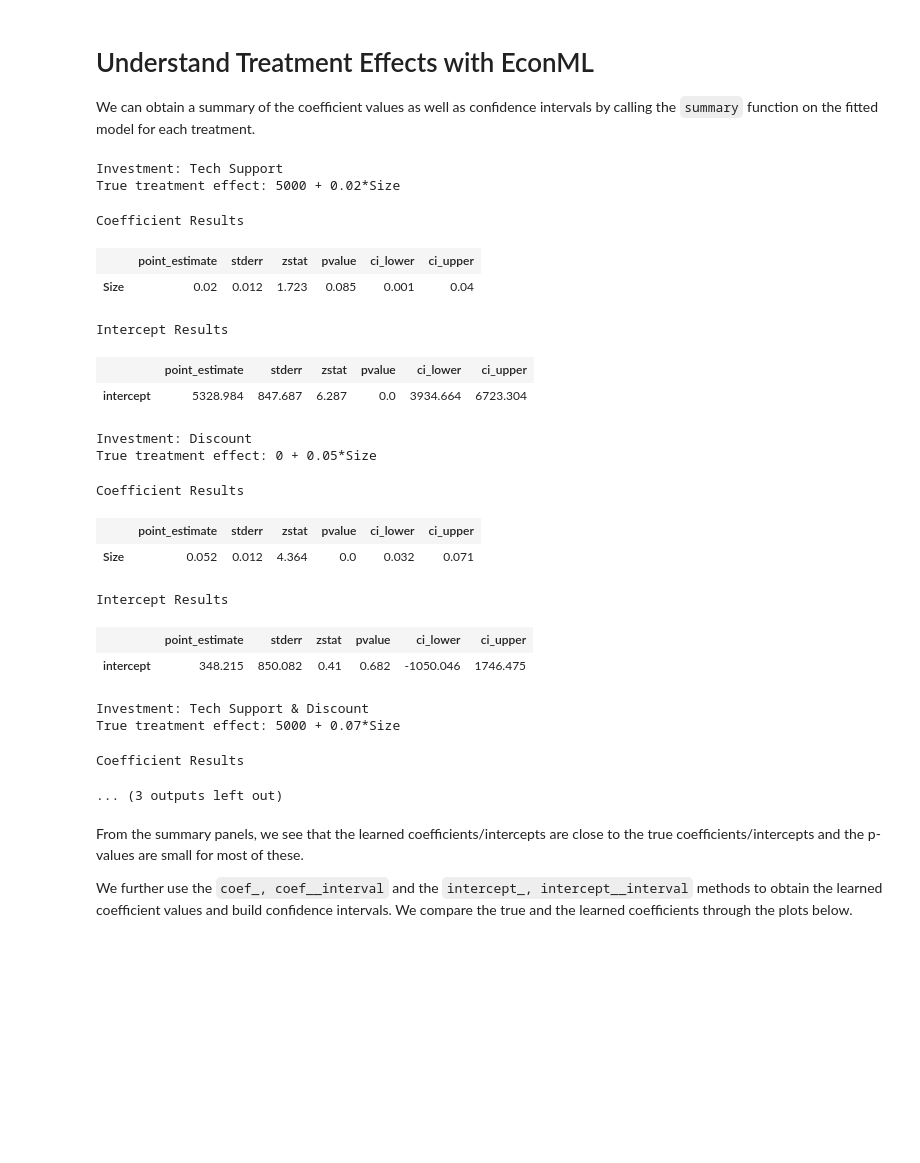
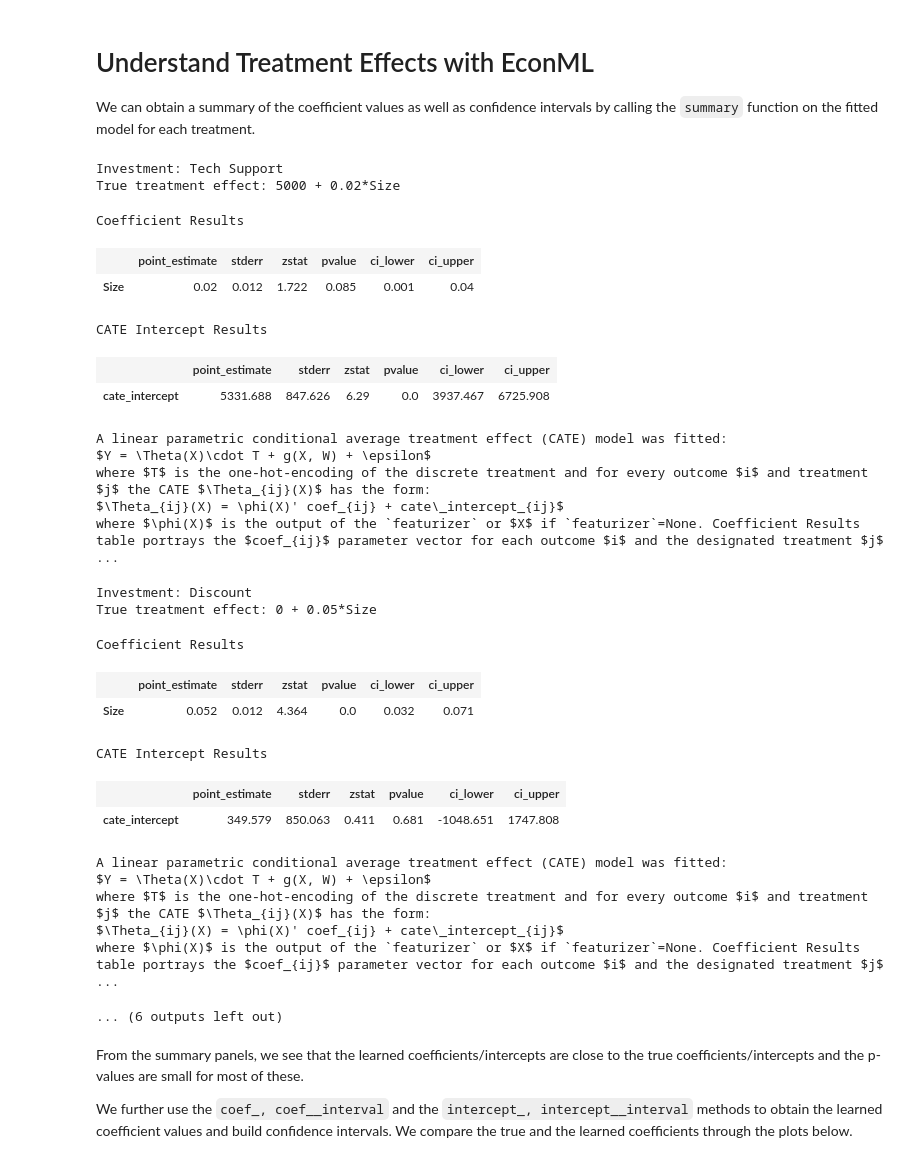
Before and after one commit to py-why/EconML, a Jupyter notebook: notebooks/CustomerScenarios/Case Study - Multi-investment Attribution at A Software Company - EconML + DoWhy.ipynb, the cells around one changed output. Drawn from its saved outputs; the diff is of its cells as text; code cells hidden in the pictures; blank space fills up the shorter version.

```diff
--- a/notebooks/CustomerScenarios/Case Study - Multi-investment Attribution at A Software Company - EconML + DoWhy.ipynb
+++ b/notebooks/CustomerScenarios/Case Study - Multi-investment Attribution at A Software Company - EconML + DoWhy.ipynb
@@ -271,29 +271,36 @@ econml_model = drlearner_estimate._estimator_object
 # %%
 for i in range(econml_model._d_t[0]):
     print(f"Investment: {treatment_names[i]}")
     print(f"True treatment effect: {true_intercepts[i]} + {true_coefs[i]}*Size")
-    display(econml_model.summary(T=i + 1, feat_name=["Size"]))
+    display(econml_model.summary(T=i + 1, feature_names=["Size"]))
 # %% [output]
 Investment: Tech Support
 True treatment effect: 5000 + 0.02*Size
 Coefficient Results
 |  | point_estimate | stderr | zstat | pvalue | ci_lower | ci_upper |
-| Size | 0.02 | 0.012 | 1.723 | 0.085 | 0.001 | 0.04 |
+| Size | 0.02 | 0.012 | 1.722 | 0.085 | 0.001 | 0.04 |
-Intercept Results
+CATE Intercept Results
 |  | point_estimate | stderr | zstat | pvalue | ci_lower | ci_upper |
-| intercept | 5328.984 | 847.687 | 6.287 | 0.0 | 3934.664 | 6723.304 |
+| cate_intercept | 5331.688 | 847.626 | 6.29 | 0.0 | 3937.467 | 6725.908 |
-Investment: Discount
-True treatment effect: 0 + 0.05*Size
+A linear parametric conditional average treatment effect (CATE) model was fitted:
+$Y = \Theta(X)\cdot T + g(X, W) + \epsilon$
+where $T$ is the one-hot-encoding of the discrete treatment and for every outcome $i$ and treatment $j$ the CATE $\Theta_{ij}(X)$ has the form:
+$\Theta_{ij}(X) = \phi(X)' coef_{ij} + cate\_intercept_{ij}$
+where $\phi(X)$ is the output of the `featurizer` or $X$ if `featurizer`=None. Coefficient Results table portrays the $coef_{ij}$ parameter vector for each outcome $i$ and the designated treatment $j$ ...
-Coefficient Results
+Investment: Discount
+True treatment effect: 0 + 0.05*Size
+Coefficient Results
 |  | point_estimate | stderr | zstat | pvalue | ci_lower | ci_upper |
 | Size | 0.052 | 0.012 | 4.364 | 0.0 | 0.032 | 0.071 |
-Intercept Results
+CATE Intercept Results
 |  | point_estimate | stderr | zstat | pvalue | ci_lower | ci_upper |
-| intercept | 348.215 | 850.082 | 0.41 | 0.682 | -1050.046 | 1746.475 |
+| cate_intercept | 349.579 | 850.063 | 0.411 | 0.681 | -1048.651 | 1747.808 |
-Investment: Tech Support & Discount
-True treatment effect: 5000 + 0.07*Size
-Coefficient Results
+A linear parametric conditional average treatment effect (CATE) model was fitted:
+$Y = \Theta(X)\cdot T + g(X, W) + \epsilon$
+where $T$ is the one-hot-encoding of the discrete treatment and for every outcome $i$ and treatment $j$ the CATE $\Theta_{ij}(X)$ has the form:
+$\Theta_{ij}(X) = \phi(X)' coef_{ij} + cate\_intercept_{ij}$
+where $\phi(X)$ is the output of the `featurizer` or $X$ if `featurizer`=None. Coefficient Results table portrays the $coef_{ij}$ parameter vector for each outcome $i$ and the designated treatment $j$ ...
-... (3 outputs left out)
+... (6 outputs left out)
 # %% [markdown]
 From the summary panels, we see that the learned coefficients/intercepts are close to the true coefficients/intercepts and the p-values are small for most of these.
 
```
Also changed, not shown: parts of 7 cells of this notebook, 9 other files.
